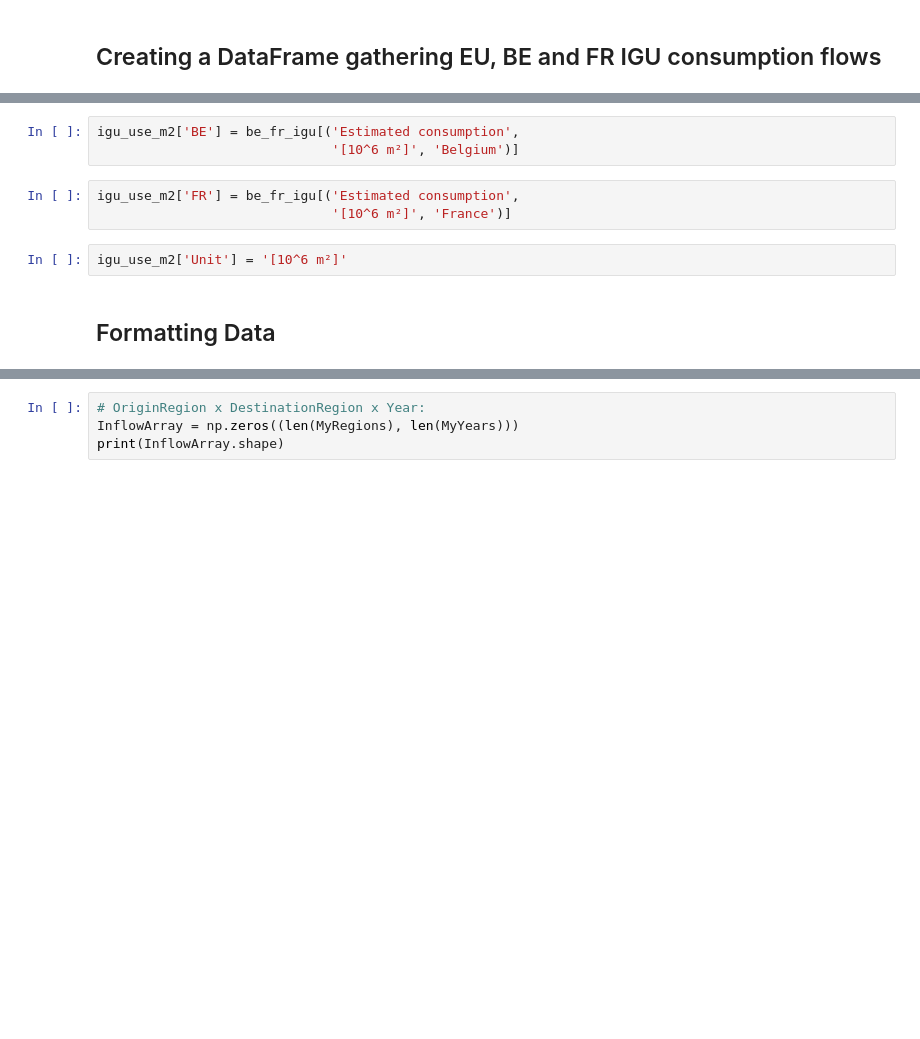
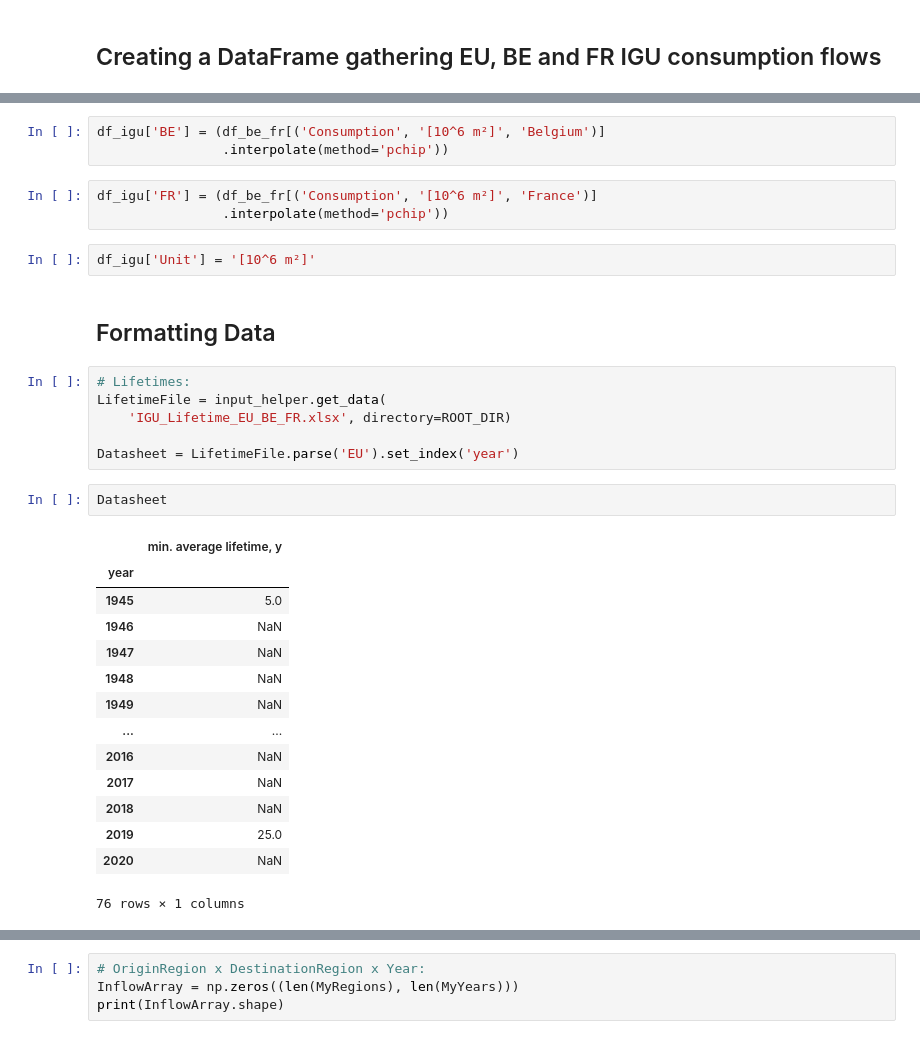
Before and after one commit to JeanSouv/IGU_Stock_and_Maintenance, a Jupyter notebook: MFA_IGU_Stock.ipynb, the cells around one changed output, grey strips where cells are left out. Saved outputs shown, nothing was run; the diff lists cells and outputs as text; blank space fills up the shorter version.

```diff
--- a/MFA_IGU_Stock.ipynb
+++ b/MFA_IGU_Stock.ipynb
@@ -621,11 +659,34 @@ igu_use_m2['EU'] = (eu_igu.droplevel(level=0)['Estimated consumption']
                     .set_index('year'))
 # %%
-igu_use_m2['BE'] = be_fr_igu[('Estimated consumption',
-                              '[10^6 m²]', 'Belgium')]
+df_igu['BE'] = (df_be_fr[('Consumption', '[10^6 m²]', 'Belgium')]
+                .interpolate(method='pchip'))
 # %%
-igu_use_m2['FR'] = be_fr_igu[('Estimated consumption',
-                              '[10^6 m²]', 'France')]
+df_igu['FR'] = (df_be_fr[('Consumption', '[10^6 m²]', 'France')]
+                .interpolate(method='pchip'))
 # %%
-igu_use_m2['Unit'] = '[10^6 m²]'
+df_igu['Unit'] = '[10^6 m²]'
 # %% [markdown]
 ## Formatting Data
+# %%
+# Lifetimes:
+LifetimeFile = input_helper.get_data(
+    'IGU_Lifetime_EU_BE_FR.xlsx', directory=ROOT_DIR)
+
+Datasheet = LifetimeFile.parse('EU').set_index('year')
+# %%
+Datasheet
+# %% [output]
+|  | min. average lifetime, y |
+| year |  |
+| 1945 | 5.0 |
+| 1946 | NaN |
+| 1947 | NaN |
+| 1948 | NaN |
+| 1949 | NaN |
+| ... | ... |
+| 2016 | NaN |
+| 2017 | NaN |
+| 2018 | NaN |
+| 2019 | 25.0 |
+| 2020 | NaN |
+76 rows × 1 columns
```
Also changed, not shown: parts of 27 cells of this notebook.
